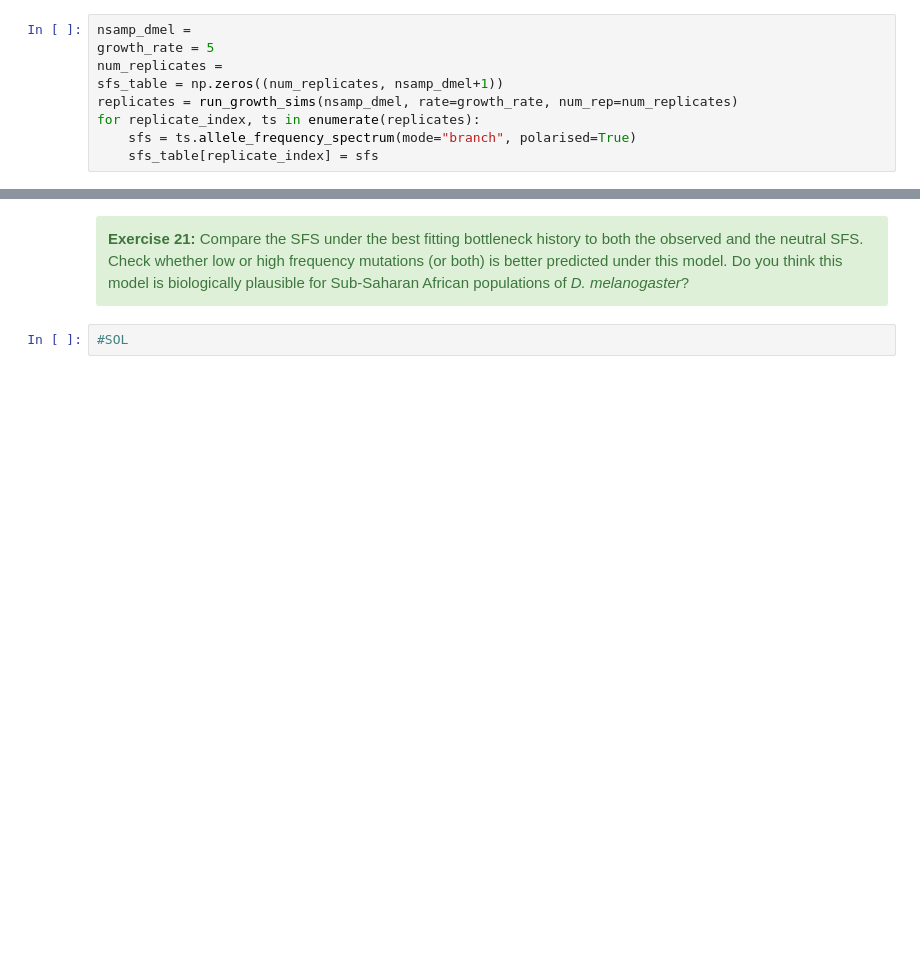
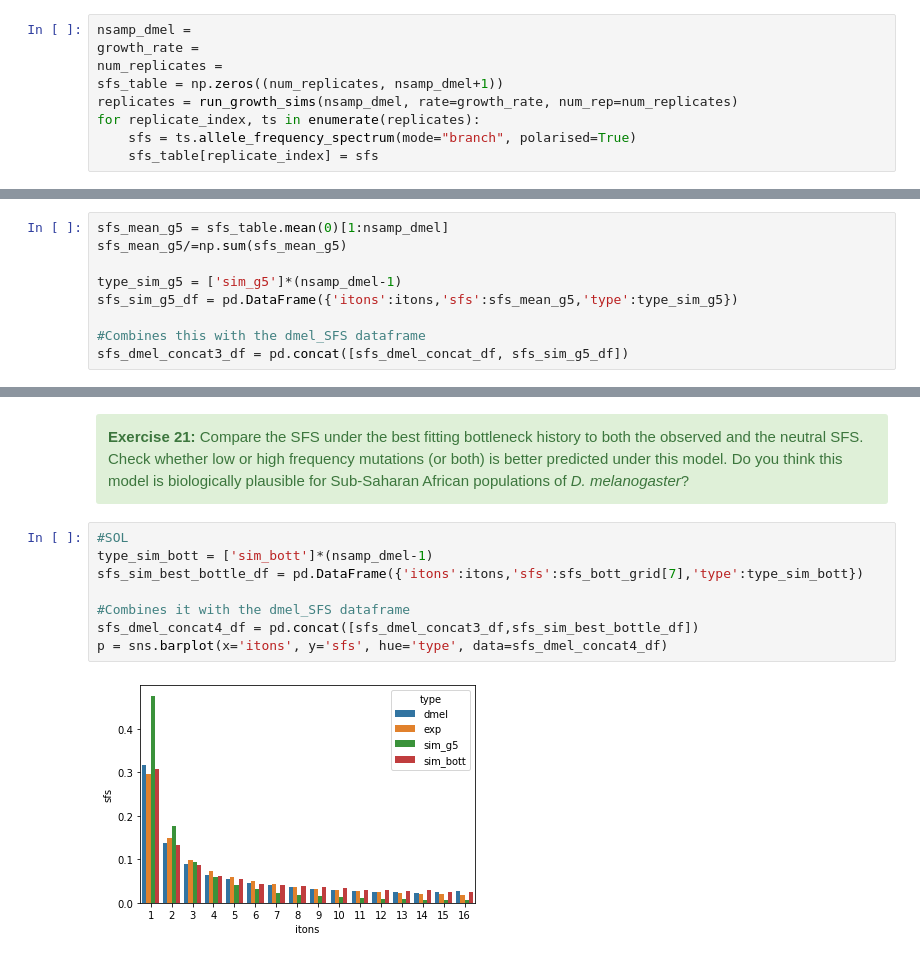
Before and after one commit to LohseLab/PGA_course_2022, a Jupyter notebook: 2.From_simulation_to_inference_STUDENT.ipynb, the cells around one changed output, grey strips where cells are left out. Drawn from its saved outputs; the diff is of its cells as text; blank space fills up the shorter version.

```diff
--- a/2.From_simulation_to_inference_STUDENT.ipynb
+++ b/2.From_simulation_to_inference_STUDENT.ipynb
@@ -338,7 +341,7 @@ p = sns.lineplot(x =t, y =ty)
 </div>
 # %%
 nsamp_dmel =
-growth_rate = 5
+growth_rate =
 num_replicates =
 sfs_table = np.zeros((num_replicates, nsamp_dmel+1))
 replicates = run_growth_sims(nsamp_dmel, rate=growth_rate, num_rep=num_replicates)
@@ -355,0 +357,9 @@ sfs_sim_g5_df = pd.DataFrame({'itons':itons,'sfs':sfs_mean_g5,'type':type_sim_g5
+# %%
+sfs_mean_g5 = sfs_table.mean(0)[1:nsamp_dmel]
+sfs_mean_g5/=np.sum(sfs_mean_g5)
+
+type_sim_g5 = ['sim_g5']*(nsamp_dmel-1)
+sfs_sim_g5_df = pd.DataFrame({'itons':itons,'sfs':sfs_mean_g5,'type':type_sim_g5})
+
+#Combines this with the dmel_SFS dataframe
+sfs_dmel_concat3_df = pd.concat([sfs_dmel_concat_df, sfs_sim_g5_df])
@@ -458,5 +472,13 @@ p = sns.lineplot(x = bott_grid, y = support_bott)
 <div class="alert alert-block alert-success">
     <b>Exercise 21:</b> Compare the SFS under the best fitting bottleneck history to both the observed and the neutral SFS. Check whether low or high frequency mutations (or both) is better predicted under this model. Do you think this model is biologically plausible for Sub-Saharan African populations of <i>D. melanogaster</i>?
     </div>
-# %%
-#SOL
+# %%
+#SOL
+type_sim_bott = ['sim_bott']*(nsamp_dmel-1)
+sfs_sim_best_bottle_df = pd.DataFrame({'itons':itons,'sfs':sfs_bott_grid[7],'type':type_sim_bott})
+
+#Combines it with the dmel_SFS dataframe
+sfs_dmel_concat4_df = pd.concat([sfs_dmel_concat3_df,sfs_sim_best_bottle_df])
+p = sns.barplot(x='itons', y='sfs', hue='type', data=sfs_dmel_concat4_df)
+# %% [output]
+[figure, added]
```
Also changed, not shown: parts of 37 cells of this notebook.
